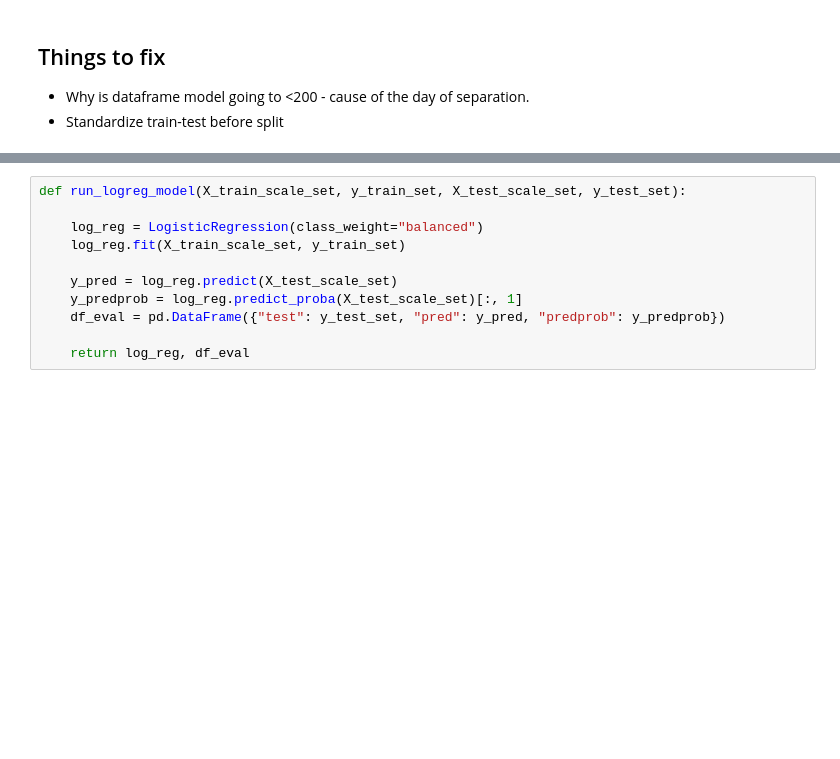
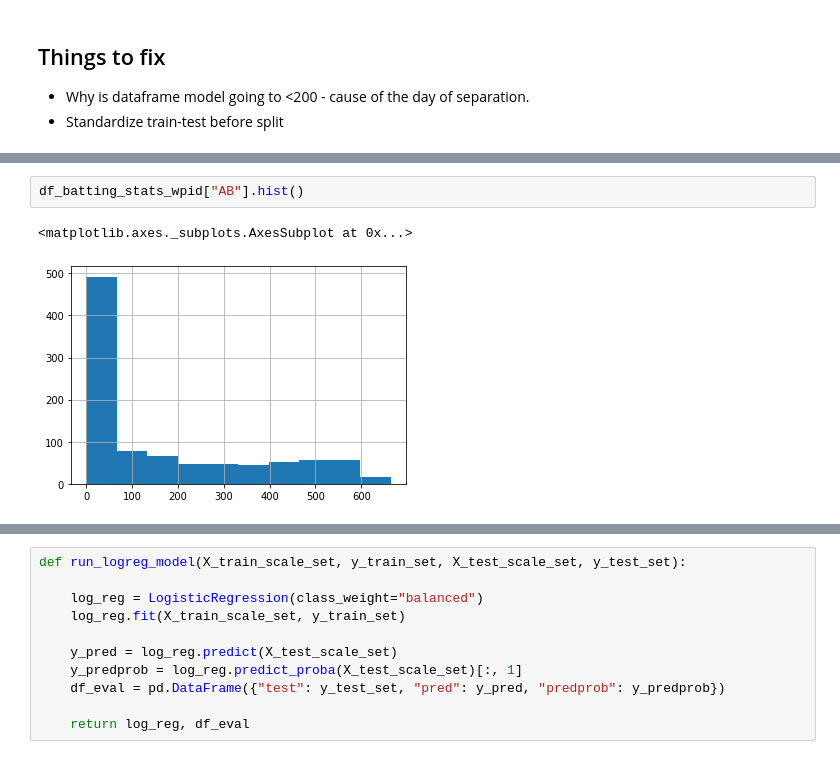
Before and after one commit to benslack19/baseball_player_selector, a Jupyter notebook: daily_fantasy_baseball_predictor_v3_simple.ipynb, the cells around one changed output, grey strips where cells are left out. Drawn from its saved outputs; the diff is of its cells as text; blank space fills up the shorter version.

```diff
--- a/daily_fantasy_baseball_predictor_v3_simple.ipynb
+++ b/daily_fantasy_baseball_predictor_v3_simple.ipynb
@@ -490,0 +464,5 @@ X_train_scale_b1b2, X_test_scale_b1b2, y_train_b1b2, y_test_b1b2 = get_split_dat
+# %%
+df_batting_stats_wpid["AB"].hist()
+# %% [output]
+<matplotlib.axes._subplots.AxesSubplot at 0x...>
+[figure, added]
```
Also changed, not shown: parts of 292 cells of this notebook, 38 other files.
